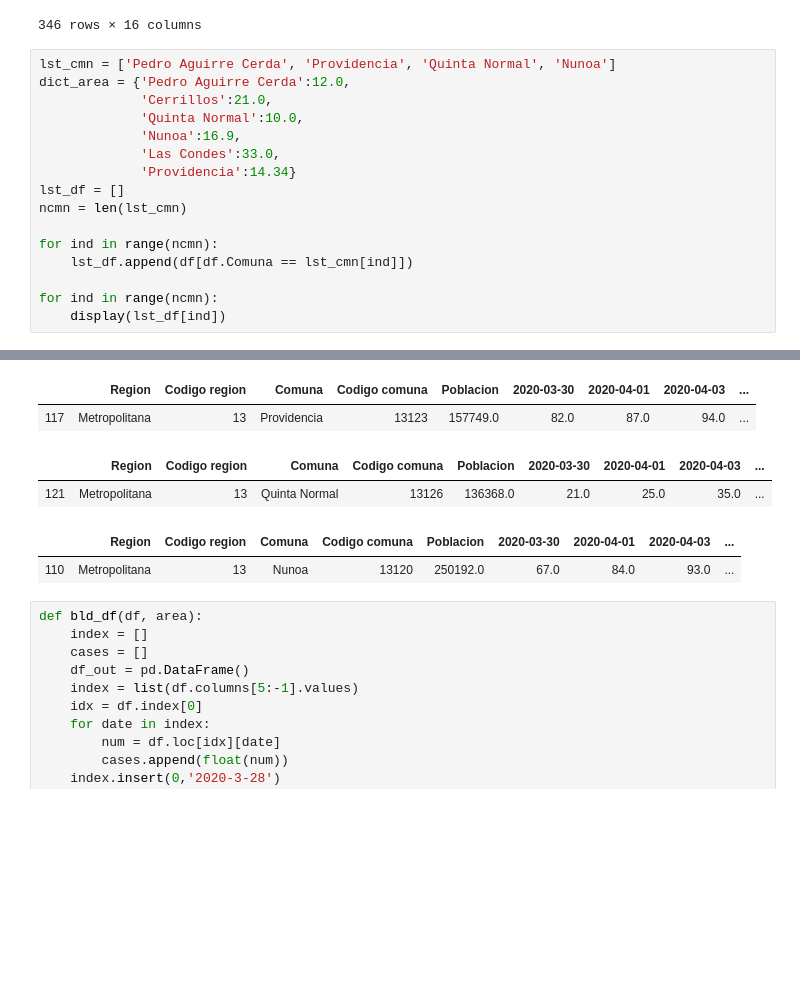
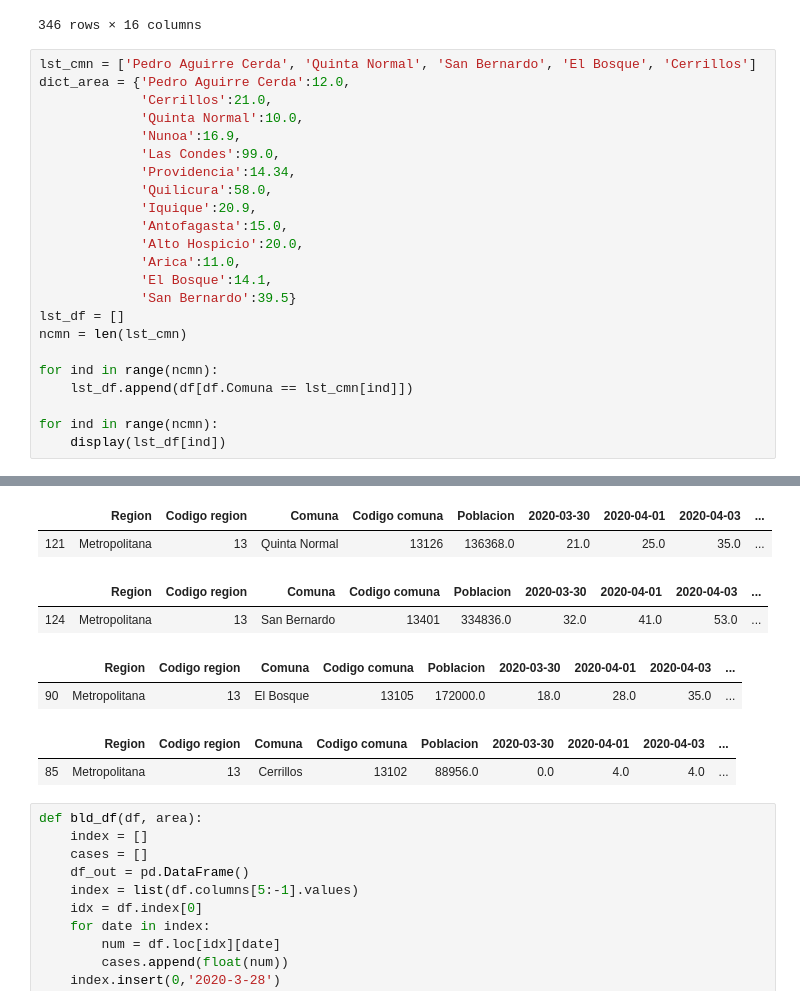
Before and after one commit to jprietob/covid-19, a Jupyter notebook: Covid-19 criterion.ipynb, the cells around one changed output, grey strips where cells are left out. Saved outputs shown, nothing was run; the diff lists cells and outputs as text; blank space fills up the shorter version.

```diff
--- a/Covid-19 criterion.ipynb
+++ b/Covid-19 criterion.ipynb
@@ -24,30 +24,39 @@ df
 | 345 | Magallanes | 12 | Torres del Paine | 12402 | 1021.0 | 0.0 | 0.0 | 0.0 | ... |
 346 rows × 16 columns
 # %%
-lst_cmn = ['Pedro Aguirre Cerda', 'Providencia', 'Quinta Normal', 'Nunoa']
+lst_cmn = ['Pedro Aguirre Cerda', 'Quinta Normal', 'San Bernardo', 'El Bosque', 'Cerrillos']
 dict_area = {'Pedro Aguirre Cerda':12.0,
              'Cerrillos':21.0,
              'Quinta Normal':10.0,
              'Nunoa':16.9,
-             'Las Condes':33.0,
-             'Providencia':14.34}
+             'Las Condes':99.0,
+             'Providencia':14.34,
+             'Quilicura':58.0,
+             'Iquique':20.9,
+             'Antofagasta':15.0,
+             'Alto Hospicio':20.0,
+             'Arica':11.0,
+             'El Bosque':14.1,
+             'San Bernardo':39.5}
 lst_df = []
 ncmn = len(lst_cmn)
 
 for ind in range(ncmn):
     lst_df.append(df[df.Comuna == lst_cmn[ind]])
 
 for ind in range(ncmn):
     display(lst_df[ind])
 # %% [output]
 |  | Region | Codigo region | Comuna | Codigo comuna | Poblacion | 2020-03-30 | 2020-04-01 | 2020-04-03 | ... |
 | 113 | Metropolitana | 13 | Pedro Aguirre Cerda | 13121 | 107803.0 | 7.0 | 13.0 | 13.0 | ... |
 |  | Region | Codigo region | Comuna | Codigo comuna | Poblacion | 2020-03-30 | 2020-04-01 | 2020-04-03 | ... |
-| 117 | Metropolitana | 13 | Providencia | 13123 | 157749.0 | 82.0 | 87.0 | 94.0 | ... |
+| 121 | Metropolitana | 13 | Quinta Normal | 13126 | 136368.0 | 21.0 | 25.0 | 35.0 | ... |
 |  | Region | Codigo region | Comuna | Codigo comuna | Poblacion | 2020-03-30 | 2020-04-01 | 2020-04-03 | ... |
-| 121 | Metropolitana | 13 | Quinta Normal | 13126 | 136368.0 | 21.0 | 25.0 | 35.0 | ... |
+| 124 | Metropolitana | 13 | San Bernardo | 13401 | 334836.0 | 32.0 | 41.0 | 53.0 | ... |
 |  | Region | Codigo region | Comuna | Codigo comuna | Poblacion | 2020-03-30 | 2020-04-01 | 2020-04-03 | ... |
-| 110 | Metropolitana | 13 | Nunoa | 13120 | 250192.0 | 67.0 | 84.0 | 93.0 | ... |
+| 90 | Metropolitana | 13 | El Bosque | 13105 | 172000.0 | 18.0 | 28.0 | 35.0 | ... |
+|  | Region | Codigo region | Comuna | Codigo comuna | Poblacion | 2020-03-30 | 2020-04-01 | 2020-04-03 | ... |
+| 85 | Metropolitana | 13 | Cerrillos | 13102 | 88956.0 | 0.0 | 4.0 | 4.0 | ... |
 # %%
 def bld_df(df, area):
     index = []
```
Also changed, not shown: parts of 6 cells of this notebook, 1 other file.
